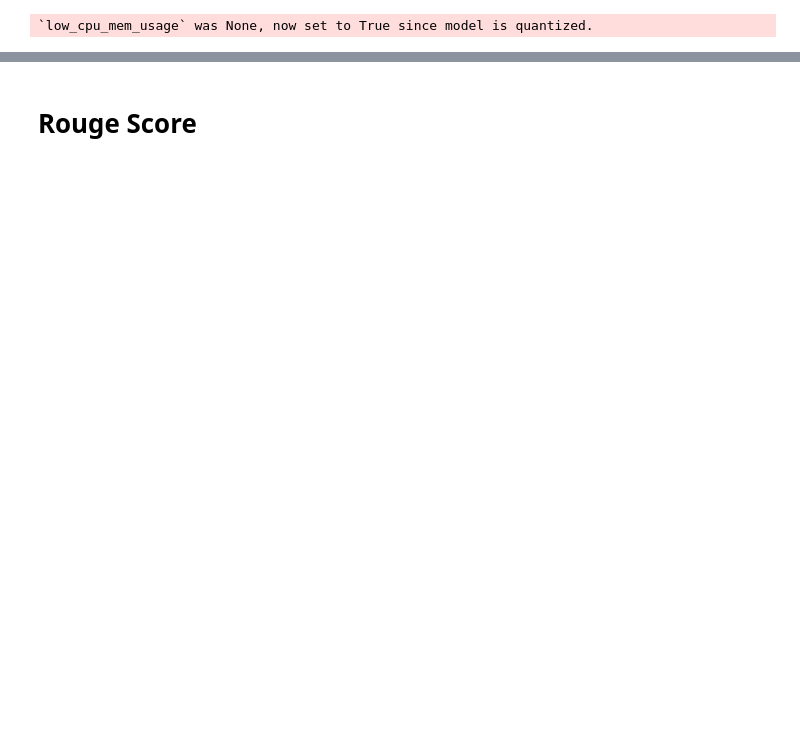
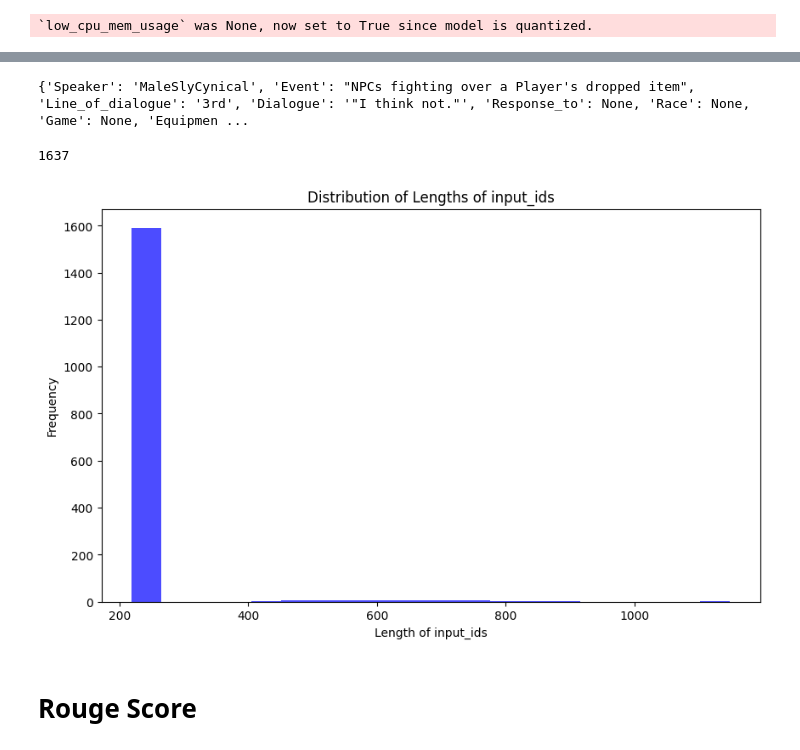
Before and after one commit to geoartop/Thesis-LLM-FineTuning-for-interactive-game-dialogues, a Jupyter notebook: mistral_own_data_finetune.ipynb, the cells around one changed output, grey strips where cells are left out. Drawn from its saved outputs; the diff is of its cells as text; code cells hidden in the pictures; blank space fills up the shorter version.

Commit message:
Fix minor issues with the dataset, and started fix on an issue with the tokenization

```diff
--- a/mistral_own_data_finetune.ipynb
+++ b/mistral_own_data_finetune.ipynb
@@ -2,7 +2,7 @@
 from datasets import load_dataset
 #access locaclly stored dataset in this path testing_for_error/asking_armor_data.json and is a json file
 
-train_dataset = load_dataset("json", data_files="testing_for_error/wedding_data.json", split="train")
+train_dataset = load_dataset("json", data_files="dataset_final_results/final_train.json", field="data")
 # %%
 train_dataset
 # %% [output]
@@ -23,8 +25,7 @@ accelerator = Accelerator(fsdp_plugin=fsdp_plugin)
 # %%
 def formatting_func(example):
 
-    if 'Monologue' in example:
-
+    if 'Monologue' in example and example['Monologue'] is not None:
         return f"""
 In the following text, there is a description of the introductory monologue in video games. The text will be enclosed within <START> and <END>. There are specific rules that apply only to the text: the title of the current game will always be enclosed inside " ", the monologue will always be enclosed inside $ $, and the context will be enclosed inside # #.
 
@@ -58,28 +59,28 @@ This monologue is based on the game's setting, world, story, and the Player's ro
         description = f"""The following text states which line of dialogue a friendly NPC uses when it is in combat. The text will be enclosed within <START> and <END>. There are specific rules that apply only to the text: the event will be enclosed inside & &, the condition will be enclosed inside ( ), the line spoken will be enclosed inside " ", and the speaker will be enclosed inside % %.
 
 """
-    elif 'Result' in example:
+    elif 'Result' in example and example['Result'] is not None:
 
         description = f"""The following text states which line of dialogue is used by an NPC when the Player character tries to persuade them. The text will be enclosed within <START> and <END>. There are specific rules that apply only to the text: the event will be enclosed inside & &, the line spoken will be enclosed inside " ", the result of the event will be enclosed inside @ @ and the speaker enclosed inside % %.
 
 """
-    elif 'Race' in example:
+    elif 'Race' in example and example['Race'] is not None:
 
         description = f"""The following text describes the reaction of a Guard based on the Player's race. The text will be enclosed within <START> and <END>. There are specific rules that apply only to the text: the event will be enclosed inside & &, the speaker will be enclosed inside % %, the line spoken will be enclosed inside " ", the race of the Player will be enclosed inside * *, and the condition , if there is one, will be enclosed inside ( ).
 
 """
-    elif 'Equipment' in example:
+    elif 'Equipment' in example and example['Equipment'] is not None:
 
         description = f"""The following text describes the reaction of a Guard based on the Player's equipment. The text will be enclosed within <START> and <END>. There are specific rules that apply only to the text: the event will be enclosed inside & &, the speaker will be enclosed inside % %, the line spoken will be enclosed inside " ", the equipment of the Player will be enclosed inside [ ], and the condition , if there is one, will be enclosed inside ( ).
 
 """
-    elif 'Location' in example:
+    elif 'Location' in example and example['Location'] is not None:
 
         description = f"""The following text describes a special interaction of a Guard based on the Player's location. The text will be enclosed within <START> and <END>. There are specific rules that apply only to the text: the event will be enclosed inside & &, the speaker will be enclosed inside % %, the line spoken will be enclosed inside " ", the location of the Player will be enclosed inside ^ ^, and the condition , if there is one, will be enclosed inside ( ).
 
 """
 
-    elif 'Response_to' in example:
+    elif 'Response_to' in example and example['Response_to'] is not None:
 
         description = f"""The following text describes a part of a dialogue between and NPC and the Player in the case of a certain event. The text will be enclosed within <START> and <END>. There are specific rules that apply only to the text: the event will be enclosed inside & &, the speaker will be enclosed inside % %, the line spoken will be enclosed inside " ", and the line that the speaker responds to, will be enclosed inside | |.
 
@@ -269,9 +270,5 @@ tokenizer.pad_token = tokenizer.eos_token
 `low_cpu_mem_usage` was None, now set to True since model is quantized.
 # %%
 def generate_and_tokenize_prompt(prompt):
-    #write the resulting prompt in a txt file
-    formatted_prompt = formatting_func(prompt)
-    with open("prompt.txt", "a") as f:
-        f.write(formatted_prompt)
-
+    print(formatting_func(prompt))
     return tokenizer(formatting_func(prompt))
@@ -296,22 +285,29 @@ TypeError: argument 'ids': 'dict' object cannot be converted to 'Sequence'
+# %%
+print(tokenized_train_dataset['train'][1])
+# %% [output]
+{'Speaker': 'MaleSlyCynical', 'Event': "NPCs fighting over a Player's dropped item", 'Line_of_dialogue': '3rd', 'Dialogue': '"I think not."', 'Response_to': None, 'Race': None, 'Game': None, 'Equipmen ...
 # %%
 import matplotlib.pyplot as plt
 
 
 def plot_data_lengths(tokenized_train_dataset, tokenized_val_dataset):
     lengths = [len(x['input_ids']) for x in tokenized_train_dataset['train']]
     lengths += [len(x['input_ids']) for x in tokenized_val_dataset['train']]
     print(len(lengths))
 
     # Plotting the histogram
     plt.figure(figsize=(10, 6))
     plt.hist(lengths, bins=20, alpha=0.7, color='blue')
     plt.xlabel('Length of input_ids')
     plt.ylabel('Frequency')
     plt.title('Distribution of Lengths of input_ids')
     plt.show()
 
 
-plot_data_lengths(tokenized_train_dataset)
+plot_data_lengths(tokenized_train_dataset, tokenized_val_dataset)
+# %% [output]
+1637
+[figure, added]
 # %%
 max_length = 120  # This was an appropriate max length for my dataset
 
```
Also changed, not shown: parts of 6 cells of this notebook, 14 other files.
